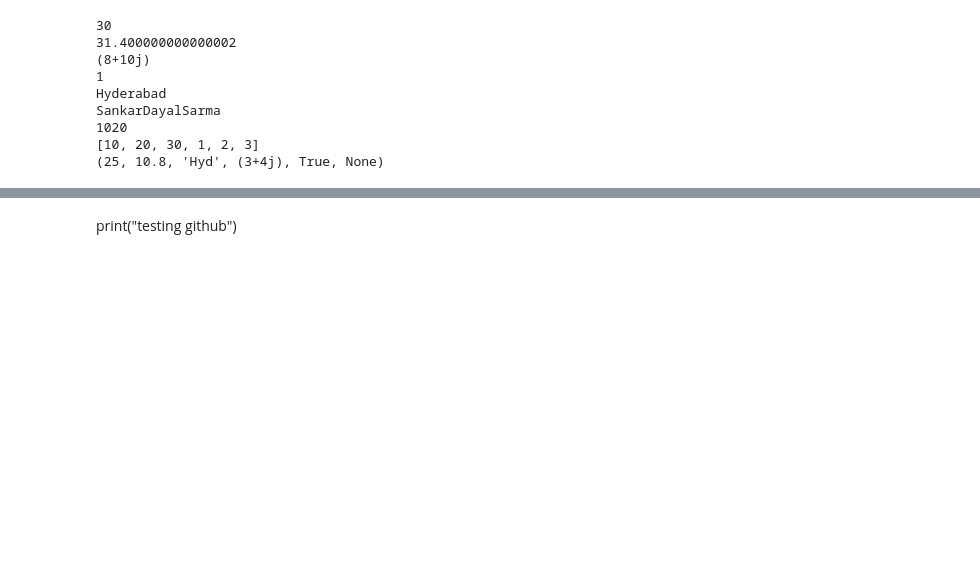
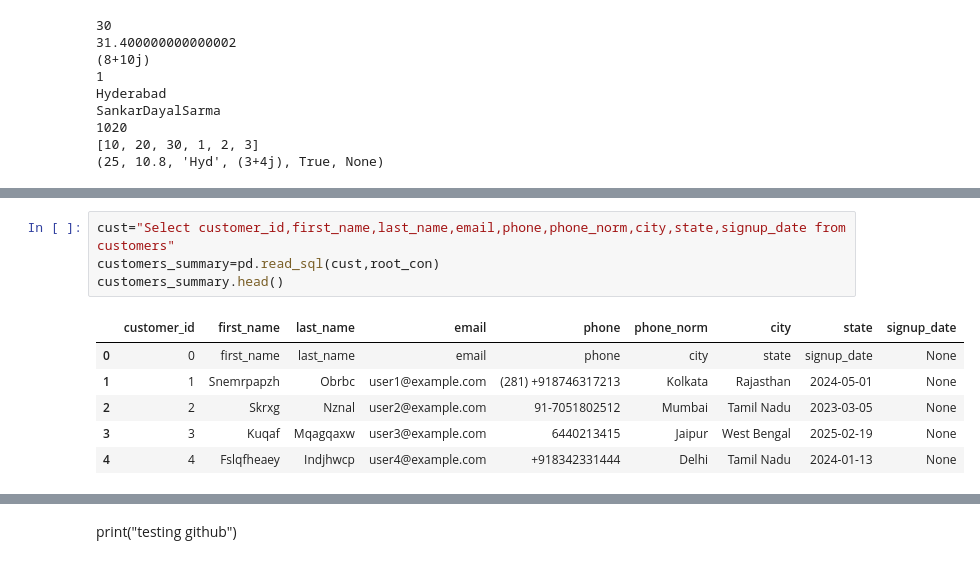
Before and after one commit to Addakularanjith123/DE-SSO, a Jupyter notebook: Test_Git.ipynb, the cells around one changed output, grey strips where cells are left out. Drawn from its saved outputs; the diff is of its cells as text; blank space fills up the shorter version.

```diff
--- a/Test_Git.ipynb
+++ b/Test_Git.ipynb
@@ -146,0 +337,11 @@ SankarDayalSarma
+# %%
+cust="Select customer_id,first_name,last_name,email,phone,phone_norm,city,state,signup_date from customers"
+customers_summary=pd.read_sql(cust,root_con)
+customers_summary.head()
+# %% [output]
+|  | customer_id | first_name | last_name | email | phone | phone_norm | city | state | signup_date |
+| 0 | 0 | first_name | last_name | email | phone | city | state | signup_date | None |
+| 1 | 1 | Snemrpapzh | Obrbc | user1@example.com | (281) +918746317213 | Kolkata | Rajasthan | 2024-05-01 | None |
+| 2 | 2 | Skrxg | Nznal | user2@example.com | 91-7051802512 | Mumbai | Tamil Nadu | 2023-03-05 | None |
+| 3 | 3 | Kuqaf | Mqagqaxw | user3@example.com | 6440213415 | Jaipur | West Bengal | 2025-02-19 | None |
+| 4 | 4 | Fslqfheaey | Indjhwcp | user4@example.com | +918342331444 | Delhi | Tamil Nadu | 2024-01-13 | None |
```
Also changed, not shown: parts of 30 cells of this notebook.
